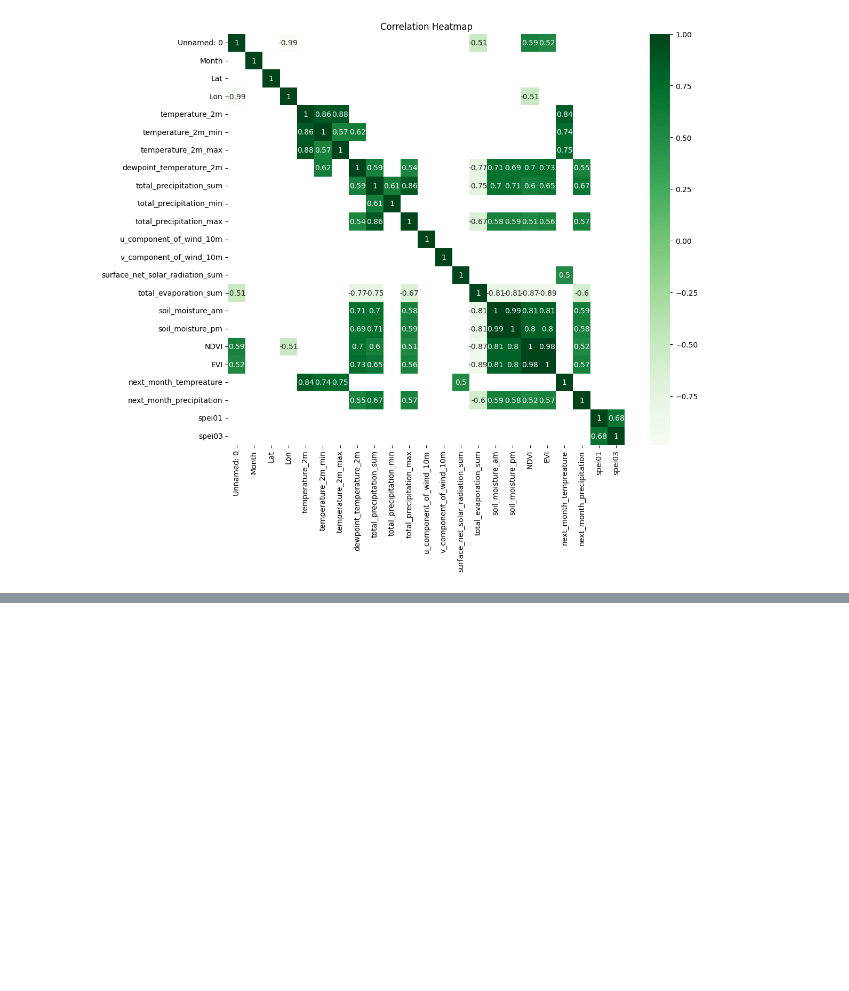
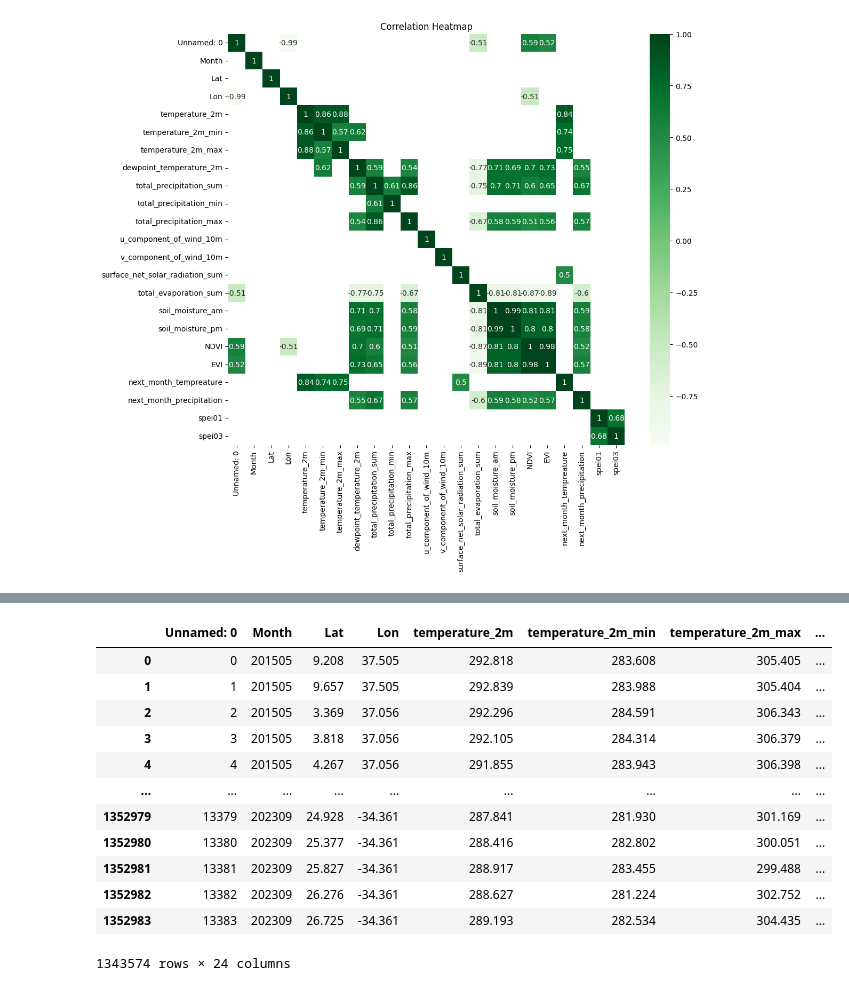
Before and after one commit to RoyZhaoGA/DroughtForecastAI, a Jupyter notebook: DroughtPrediction.ipynb, the cells around one changed output, grey strips where cells are left out. Cells and saved outputs as stored; diff of their text form; code cells hidden in the pictures; blank space fills up the shorter version.

```diff
--- a/DroughtPrediction.ipynb
+++ b/DroughtPrediction.ipynb
@@ -102,0 +137,16 @@ plt.show()
+# %%
+dataset
+# %% [output]
+|  | Unnamed: 0 | Month | Lat | Lon | temperature_2m | temperature_2m_min | temperature_2m_max | ... |
+| 0 | 0 | 201505 | 9.208 | 37.505 | 292.818 | 283.608 | 305.405 | ... |
+| 1 | 1 | 201505 | 9.657 | 37.505 | 292.839 | 283.988 | 305.404 | ... |
+| 2 | 2 | 201505 | 3.369 | 37.056 | 292.296 | 284.591 | 306.343 | ... |
+| 3 | 3 | 201505 | 3.818 | 37.056 | 292.105 | 284.314 | 306.379 | ... |
+| 4 | 4 | 201505 | 4.267 | 37.056 | 291.855 | 283.943 | 306.398 | ... |
+| ... | ... | ... | ... | ... | ... | ... | ... | ... |
+| 1352979 | 13379 | 202309 | 24.928 | -34.361 | 287.841 | 281.930 | 301.169 | ... |
+| 1352980 | 13380 | 202309 | 25.377 | -34.361 | 288.416 | 282.802 | 300.051 | ... |
+| 1352981 | 13381 | 202309 | 25.827 | -34.361 | 288.917 | 283.455 | 299.488 | ... |
+| 1352982 | 13382 | 202309 | 26.276 | -34.361 | 288.627 | 281.224 | 302.752 | ... |
+| 1352983 | 13383 | 202309 | 26.725 | -34.361 | 289.193 | 282.534 | 304.435 | ... |
+1343574 rows × 24 columns
```
Also changed, not shown: parts of 9 cells of this notebook.
